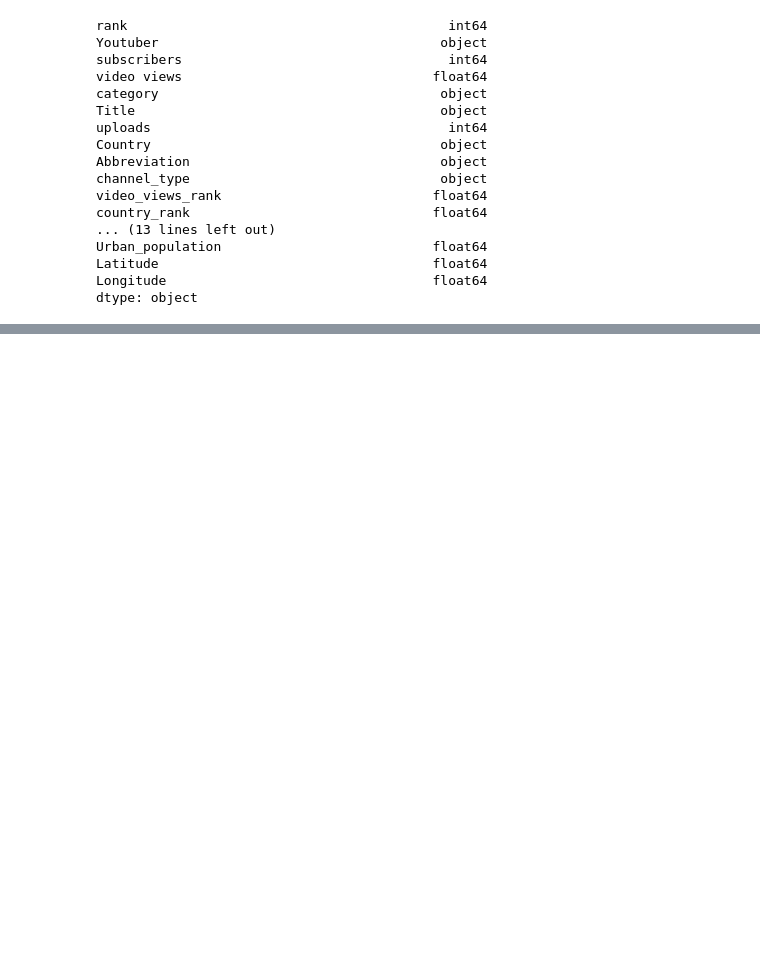
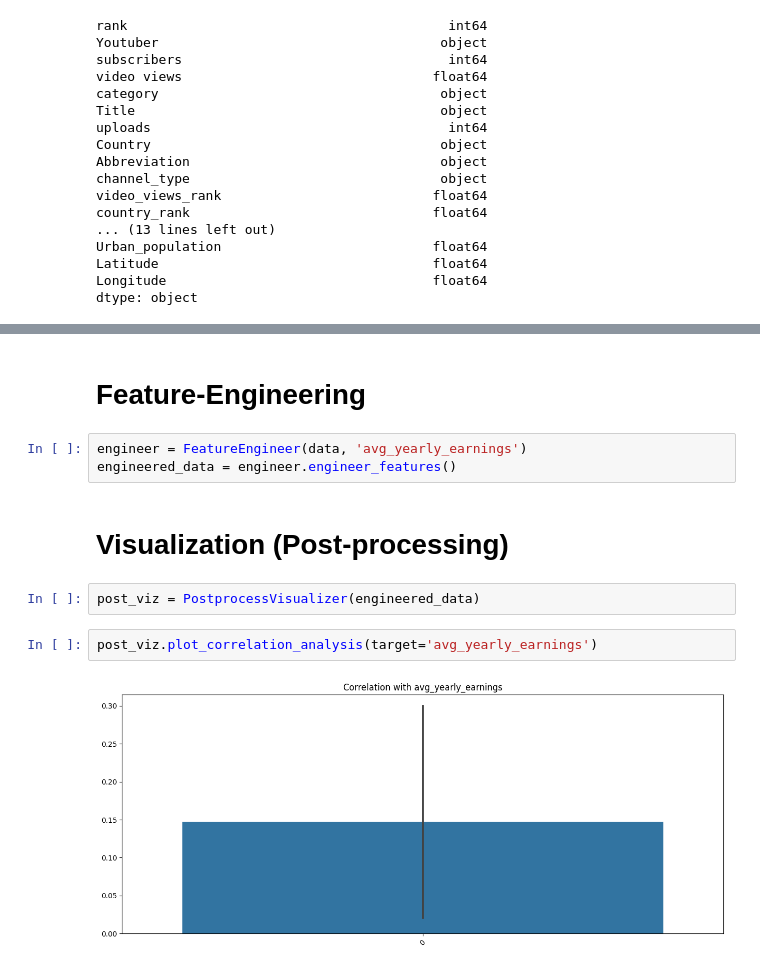
Before and after one commit to Devilsam12/yt_eda, a Jupyter notebook: nb.ipynb, the cells around one changed output, grey strips where cells are left out. Cells and saved outputs as stored; diff of their text form; blank space fills up the shorter version.

```diff
--- a/nb.ipynb
+++ b/nb.ipynb
@@ -94,0 +120,13 @@ KeyError: 'country'
+# %% [markdown]
+# Feature-Engineering
+# %%
+engineer = FeatureEngineer(data, 'avg_yearly_earnings')
+engineered_data = engineer.engineer_features()
+# %% [markdown]
+# Visualization (Post-processing)
+# %%
+post_viz = PostprocessVisualizer(engineered_data)
+# %%
+post_viz.plot_correlation_analysis(target='avg_yearly_earnings')
+# %% [output]
+[figure, added]
```
Also changed, not shown: parts of 11 cells of this notebook, 2 other files.
